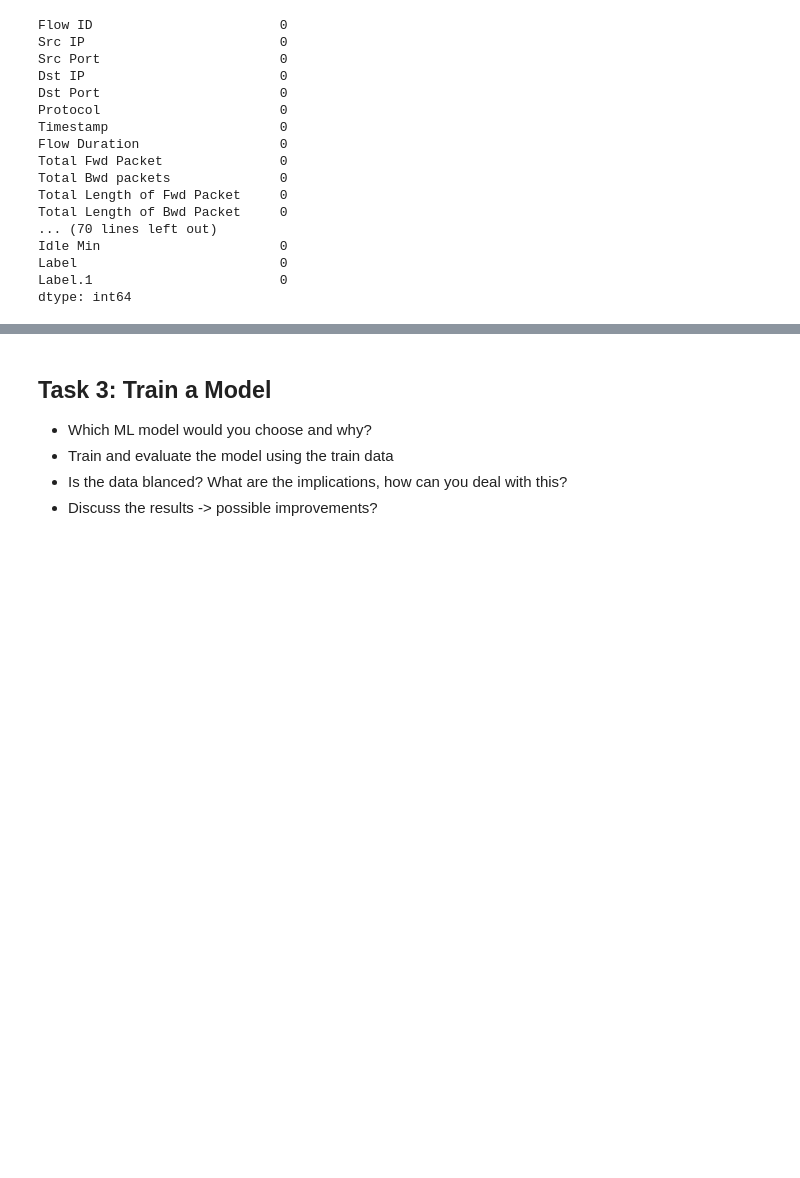
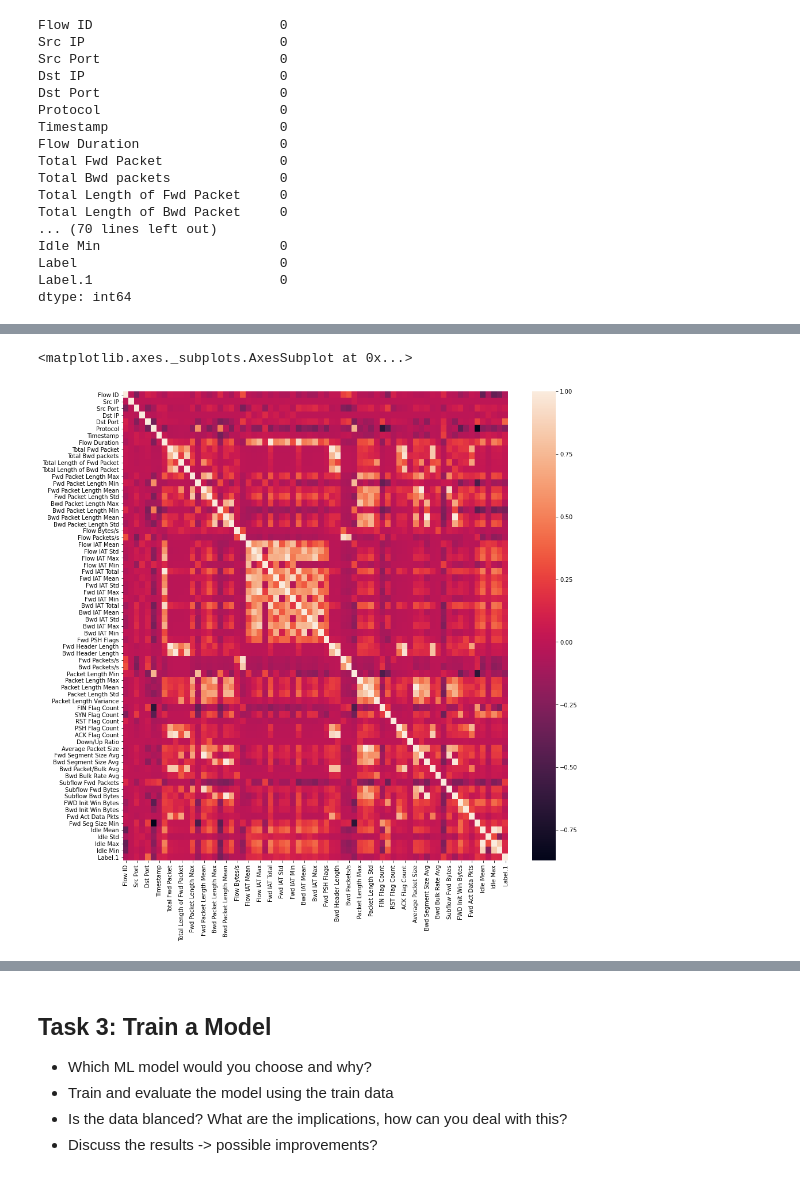
Before and after one commit to kromy99/DataMining2020, a Jupyter notebook: week8/Assignment_DarkNet_detection.ipynb, the cells around one changed output, grey strips where cells are left out. Saved outputs shown, nothing was run; the diff lists cells and outputs as text; code cells hidden in the pictures; blank space fills up the shorter version.

```diff
--- a/week8/Assignment_DarkNet_detection.ipynb
+++ b/week8/Assignment_DarkNet_detection.ipynb
@@ -85,0 +101,4 @@ dtype: int64
+# %%
+pd.set_option("mode.use_inf_as_na", True)
+data.dropna(inplace=True)
+data.head()
@@ -95,0 +118,2 @@ Name: Src IP, dtype: int64
+# %%
+data['Dst IP'] = ip_encoder.fit_transform(data["Dst IP"])
@@ -96 +122,7 @@ Name: Src IP, dtype: int64
+# %%
+from sklearn.preprocessing import LabelEncoder
+data['Flow ID'] = LabelEncoder().fit_transform(data['Flow ID'])
+data['Timestamp'] = LabelEncoder().fit_transform(data['Timestamp'])
+# %%
+data['Label.1'] = LabelEncoder().fit_transform(data['Label.1'])
 # %%
@@ -99,0 +156,8 @@ data['Src IP'].value_counts()
+# %%
+import seaborn as sns
+import matplotlib.pyplot as plt
+plt.figure(figsize=(15,15))
+sns.heatmap(data=data.corr())
+# %% [output]
+<matplotlib.axes._subplots.AxesSubplot at 0x...>
+[figure, added]
```
Also changed, not shown: parts of 33 cells of this notebook, 1 other file.
